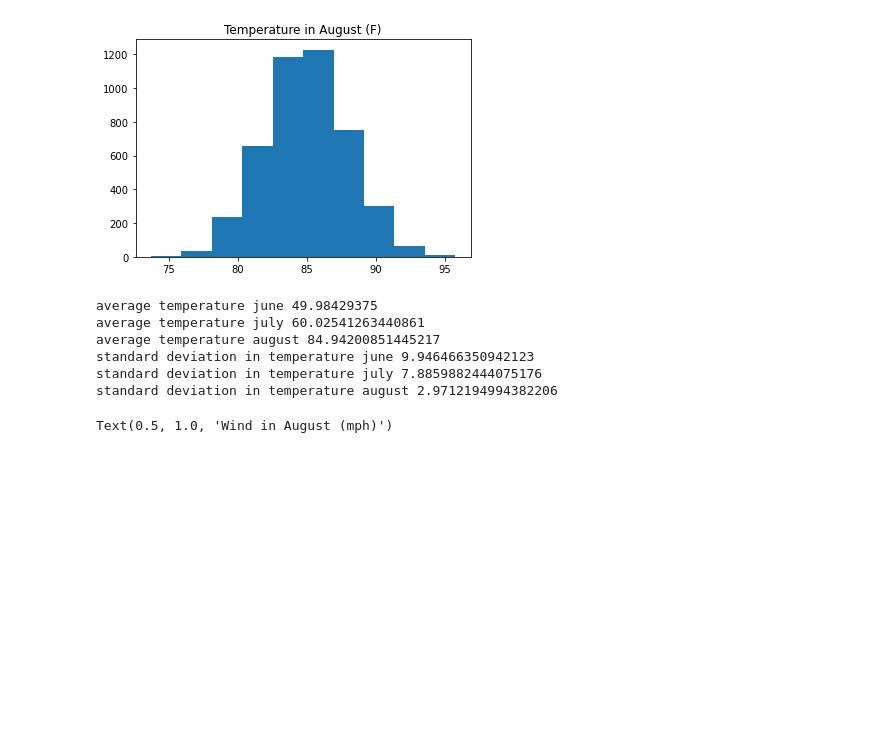
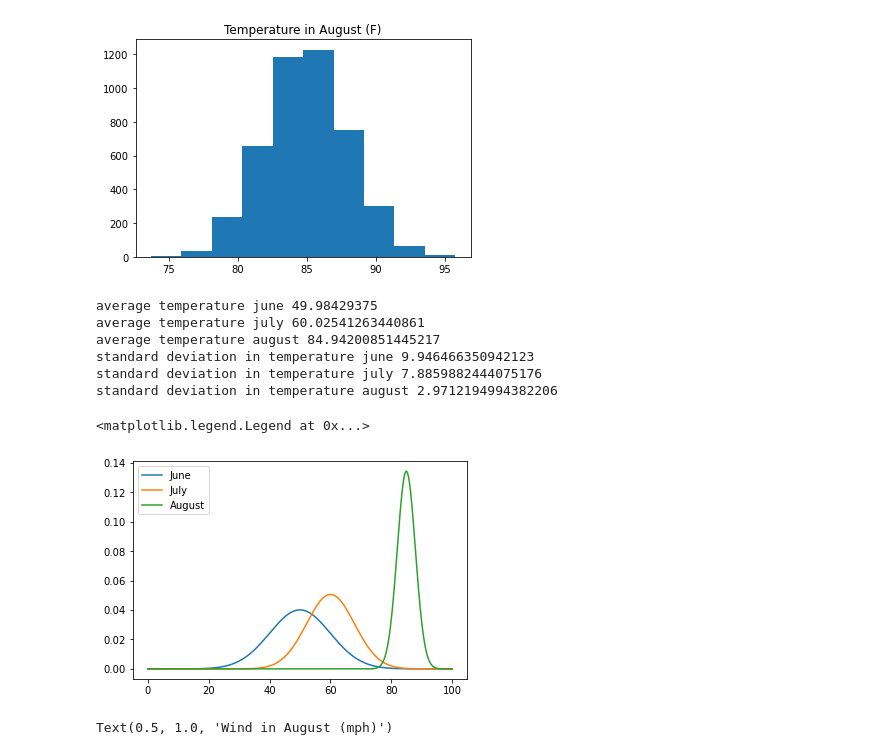
Before and after one commit to jensthetree/IntroDsciProj5, a Jupyter notebook: Project5.ipynb, the cells around one changed output. Drawn from its saved outputs; the diff is of its cells as text; code cells hidden in the pictures; blank space fills up the shorter version.

Commit message:
Wednesday Update #2
Implemented normal distribution estimates for temp and wind by month

```diff
--- a/Project5.ipynb
+++ b/Project5.ipynb
@@ -176,6 +176,18 @@ average temperature august 84.94200851445217
 standard deviation in temperature june 9.946466350942123
 standard deviation in temperature july 7.8859882444075176
 standard deviation in temperature august 2.9712194994382206
+# %%
+#Monthly Temperature Estimates
+temp_projection = np.arange(0, 100, 0.001)
+
+plt.plot(temp_projection, norm.pdf(temp_projection, june_temp_mean, june_temp_sd), label='June')
+plt.plot(temp_projection, norm.pdf(temp_projection, july_temp_mean, july_temp_sd), label='July')
+plt.plot(temp_projection, norm.pdf(temp_projection, aug_temp_mean, aug_temp_sd), label='August')
+
+plt.legend()
+# %% [output]
+<matplotlib.legend.Legend at 0x...>
+[figure, added]
 # %%
 # # initialize wind plots by month
 
```
Also changed, not shown: parts of 1 cell of this notebook.
